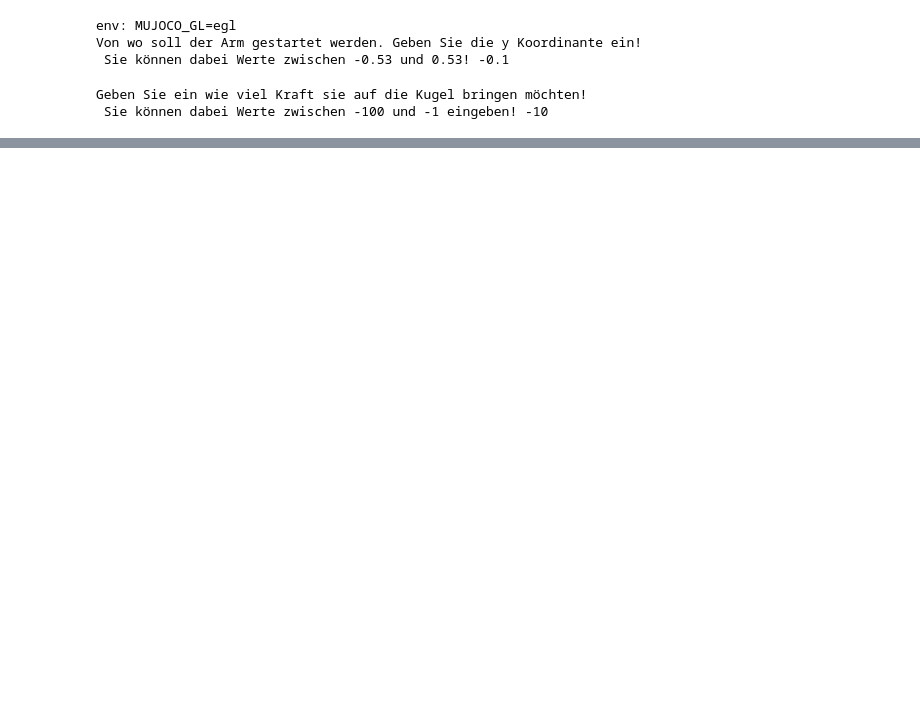
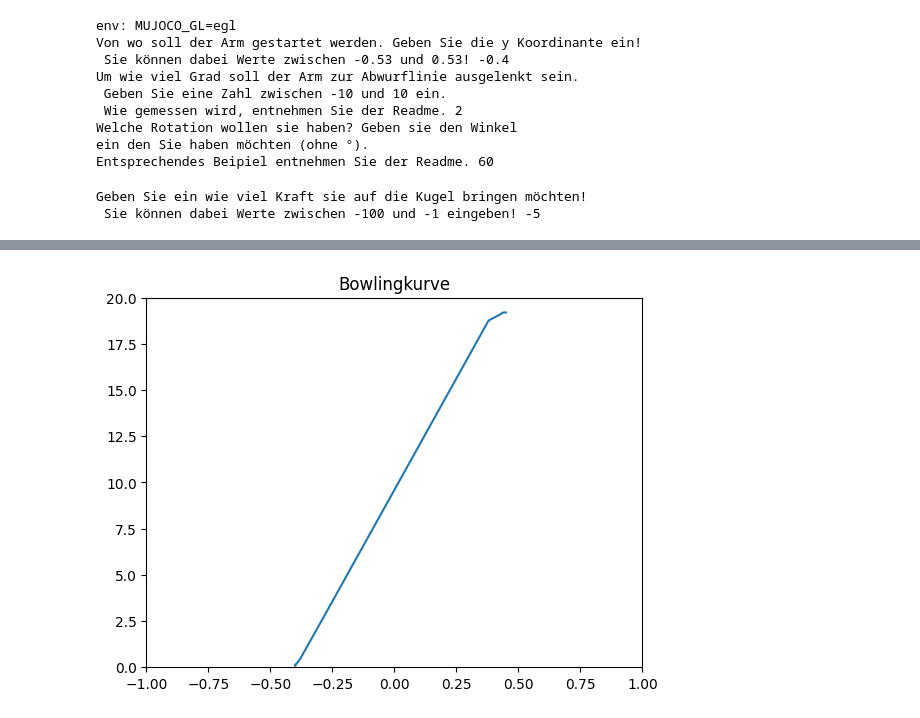
Before and after one commit to Klug-B/Bachelor-Projekt, a Jupyter notebook: Prototyp1.ipynb, the cells around one changed output, grey strips where cells are left out. Saved outputs shown, nothing was run; the diff lists cells and outputs as text; code cells hidden in the pictures; blank space fills up the shorter version.

Commit message:
Arm drehbar, Verlauf plottbar, Plotter und Helper eigene Dateien

```diff
--- a/Prototyp1.ipynb
+++ b/Prototyp1.ipynb
@@ -25,6 +25,7 @@ import os
 import sys
 
 from controller import Controller
+from plotter import Plotter
 
 module_path = os.path.abspath(os.path.join('.'))
 if module_path not in sys.path:
@@ -62,35 +63,47 @@ controller = Controller(model, data)
 data.ctrl[0] = 5
 model.body("arm").pos = controller.setstartingposarm()
 data.joint("rotforce").qpos = controller.setstartingposball()
+plotter = Plotter(data.qpos[model.joint("rotforce").qposadr], data.qpos[model.joint("rotforce").qposadr + 1])
+model = controller.setstartinganglefromarm()
+model, data = controller.setrotationatstart()
 
 frames = []
 frames_two = []
-
-#scene_option = mujoco.MjvOption()
-#scene_option.flags[mujoco.mjtVisFlag.mjVIS_CONTACTFORCE] = True
-#scene_option
 # %% [output]
 env: MUJOCO_GL=egl
 Von wo soll der Arm gestartet werden. Geben Sie die y Koordinante ein!
- Sie können dabei Werte zwischen -0.53 und 0.53! -0.1
+ Sie können dabei Werte zwischen -0.53 und 0.53! -0.4
+Um wie viel Grad soll der Arm zur Abwurflinie ausgelenkt sein.
+ Geben Sie eine Zahl zwischen -10 und 10 ein.
+ Wie gemessen wird, entnehmen Sie der Readme. 2
+Welche Rotation wollen sie haben? Geben sie den Winkel
+ein den Sie haben möchten (ohne °).
+Entsprechendes Beipiel entnehmen Sie der Readme. 60
 # %%
-i=-1
+i=-2
 while data.time < DURATION:
   # Step the simulation.
     mujoco.mj_step(model, data)
     controller.data = data
     controller.model = model
+
+    if data.time > 0 and i == -2:
+        data.ctrl[model.actuator("schwung").id] = 1
+        i = i + 1
     if data.time > 1 and i == -1:
-        data.ctrl[model.actuator("schwung").id] = 3
+        data.ctrl[model.actuator("schwung").id] = 5
         i = i + 1
     if data.time > 3 and i == 0 :
         data.ctrl[model.actuator("schwung").id] = controller.setstartingctrl()
-        data.ctrl[2] = 10
         i = i + 1
     if data.qpos[model.joint("rotforce").qposadr] < 19.2 and i == 1:
-        data.ctrl[0] = 0
-        data.ctrl[1] = 0
+        model = controller.releasecagefromhand()
+        data.ctrl[model.actuator("adhere_arm").id] = 0
+        data.ctrl[model.actuator("schwung").id] = 4
         i = i + 1
+    #if data.time >
+    if 0.08 < data.qpos[model.joint("rotforce").qposadr] < 19.2:
+        plotter.updatecurves(data.qpos[model.joint("rotforce").qposadr], data.qpos[model.joint("rotforce").qposadr + 1])
     if data.time >= 0.8*DURATION and not controller.resetted:
         controller.checkfalldown()
         data = controller.setsecondthrow()
@@ -102,32 +115,34 @@ while data.time < DURATION:
         # KAMERA ALLES AB HIER
 
         ballJointQPosAddress = model.joint("rotforce").qposadr[0]
         ballJointQPos = data.qpos[ballJointQPosAddress]
 
         camera.lookat= (ballJointQPos,0,0)
         camera.elevation = camera.elevation + 0.115
         camera.azimuth = camera.azimuth + 0.225
 
 
         camera_two.lookat=(ballJointQPos,0,0)
         camera_two.elevation = camera_two.elevation - 0.115
         camera_two.azimuth = camera_two.azimuth - 0.225
 
         # KAMERA 1 VIDEO VORBEREITEN
         renderer.update_scene(data, camera)
         pixels = renderer.render()
         frames.append(pixels.copy())
 
         # KAMERA 2 VIDEO VORBEREITEN (ERST AB BESTIMMTER POSITION)
         if ballJointQPos < 15:
             renderer.update_scene(data, camera_two)
             pixels_two = renderer.render()
             frames_two.append(pixels_two.copy())
 
 media.show_video(frames, fps=FRAMERATE)
+plotter.plotcurves()
 # AUSKOMMENTIEREN UM ZWEITE KAMERA AUSZUSCHALTEN
-#media.show_video(frames_two, fps = FRAMERATE)
+media.show_video(frames_two, fps = FRAMERATE)
 # %% [output]
 Geben Sie ein wie viel Kraft sie auf die Kugel bringen möchten!
- Sie können dabei Werte zwischen -100 und -1 eingeben! -10
+ Sie können dabei Werte zwischen -100 und -1 eingeben! -5
 [interactive output not drawn]
+[figure, added]
```
Also changed, not shown: parts of 1 cell of this notebook, 7 other files.
